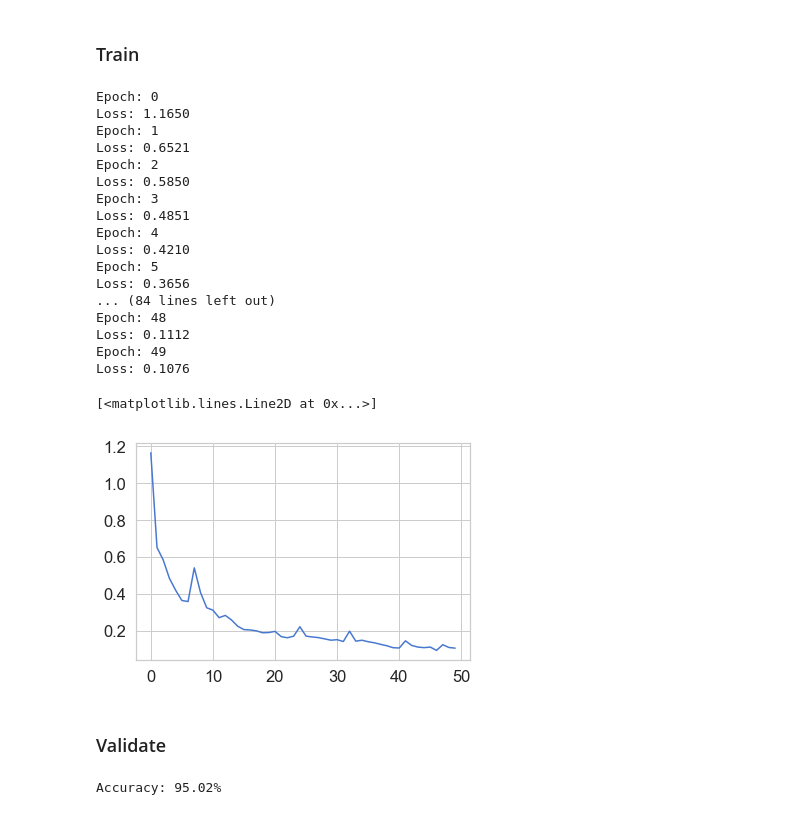
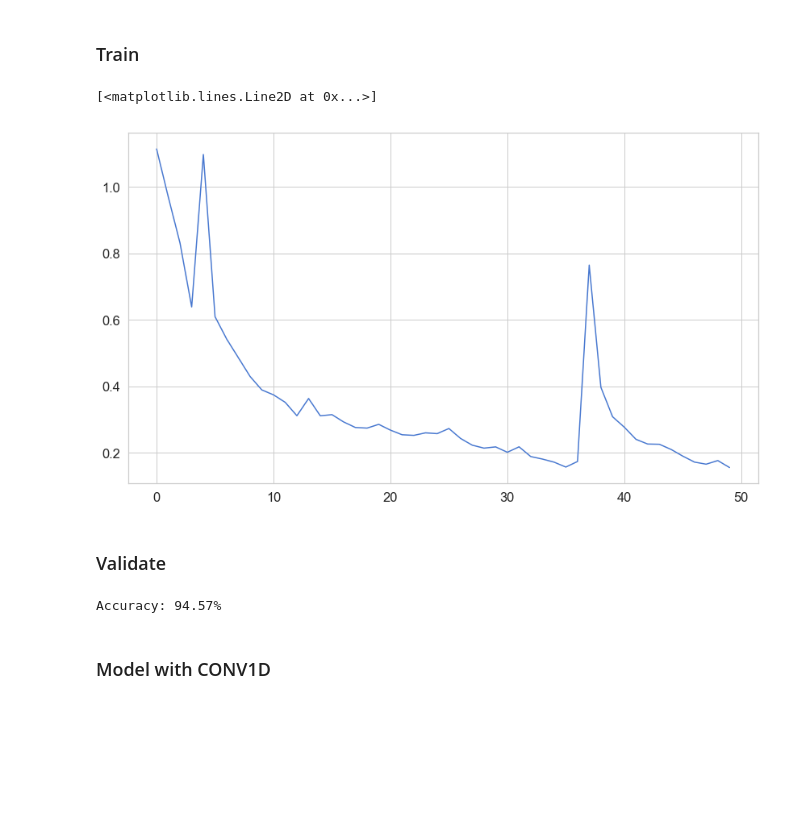
Before and after one commit to PacktPublishing/Deep-Reinforcement-with-PyTorch-and-TensorFlow, a Jupyter notebook: notebooks/recurrent_pytorch/many_to_one.ipynb, the cells around one changed output. Drawn from its saved outputs; the diff is of its cells as text; code cells hidden in the pictures; blank space fills up the shorter version.

Commit message:
Add current resutls, worst with CONV1D
Committer: Leonardo Araujo

```diff
--- a/notebooks/recurrent_pytorch/many_to_one.ipynb
+++ b/notebooks/recurrent_pytorch/many_to_one.ipynb
@@ -178,49 +180,31 @@ optimizer = torch.optim.Adam(action_model.parameters(), lr=0.01)
 # %%
 accuracies, max_accuracy = [], 0
 all_losses = []
-for x in range(N_EPOCHS):
-    print('Epoch: {}'.format(x))
+for x in trange(N_EPOCHS):
+    #print('Epoch: {}'.format(x))
     for batch_idx, samples in enumerate(train_loader):
         # Get model inputs and labels
         X = samples[0]; Y = samples[1]
         Y_class = torch.max(Y, 1)[1]
         optimizer.zero_grad()
         predictions = action_model(X)
 
         # Calculate loss.
         loss = loss_fn(predictions, Y_class)
         #print('Loss: {:6.4f}'.format(loss.item()))
         # Backpropagate
         loss.backward()
         # Update weights
         optimizer.step()
-        #break
     all_losses.append(loss.item())
-    print('Loss: {:6.4f}'.format(loss.item()))
-    #break
+    #print('Loss: {:6.4f}'.format(loss.item()))
 
+# Plot loss graph
 plt.figure()
 plt.plot(all_losses)
 # %% [output]
-Epoch: 0
-Loss: 1.1650
-Epoch: 1
-Loss: 0.6521
-Epoch: 2
-Loss: 0.5850
-Epoch: 3
-Loss: 0.4851
-Epoch: 4
-Loss: 0.4210
-Epoch: 5
-Loss: 0.3656
-... (84 lines left out)
-Epoch: 48
-Loss: 0.1112
-Epoch: 49
-Loss: 0.1076
+[<matplotlib.lines.Line2D at 0x...>]
-[<matplotlib.lines.Line2D at 0x...>]
-[figure, old version]
+[figure, new version]
 # %% [markdown]
 ### Validate
 # %%
@@ -241,4 +225,6 @@ with torch.no_grad():
         accuracy = matches / total
         print('Accuracy: {:4.2f}%'.format(accuracy * 100))
 # %% [output]
-Accuracy: 95.02%
+Accuracy: 94.57%
+# %% [markdown]
+### Model with CONV1D
```
Also changed, not shown: parts of 5 cells of this notebook.
